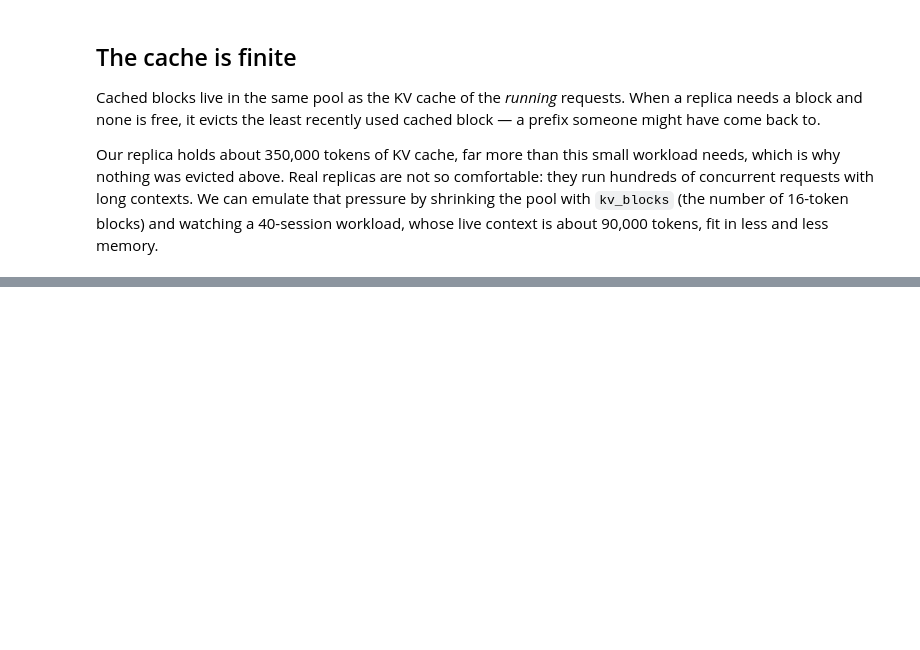
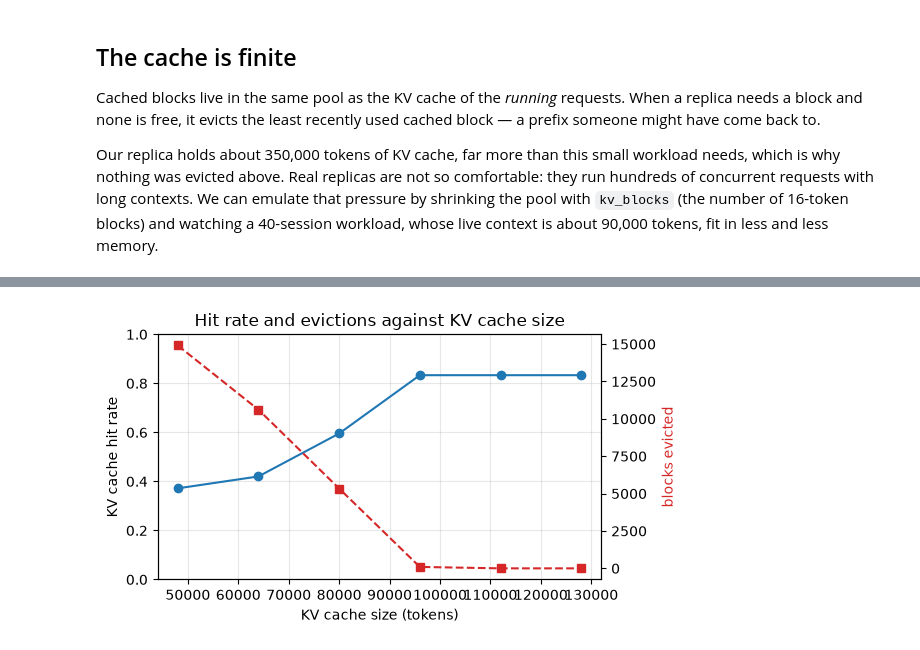
Before and after one commit to kwmaeng91/studying-llm-systems-without-gpus, a Jupyter notebook: docs/lectures/05-prefix-caching.ipynb, the cells around one changed output, grey strips where cells are left out. Cells and saved outputs as stored; diff of their text form; code cells hidden in the pictures; blank space fills up the shorter version.

```diff
--- a/docs/lectures/05-prefix-caching.ipynb
+++ b/docs/lectures/05-prefix-caching.ipynb
@@ -342,3 +477,19 @@ comfortable: they run hundreds of concurrent requests with long contexts. We can
 emulate that pressure by shrinking the pool with `kv_blocks` (the number of
 16-token blocks) and watching a 40-session workload, whose live context is about
 90,000 tokens, fit in less and less memory.
+# %%
+chat40, chat40_df = chat_trace(n_sessions=40, n_turns=6, think=10.0, name="chat40")
+
+def cache_row(r):
+    return {"KV cache hit rate": r.cache_hit_rate,
+            "evictions": int(r.cache.loc[0, "evictions"]),
+            **r.summary()[["TTFT p50 (ms)", "TTFT p99 (ms)"]]}
+
+# The first row is the same workload with prefix caching switched off, for reference.
+rows = {"no prefix cache": cache_row(run(chat40, chat40_df, qps=2.0, prefix_caching=False))}
+sizes = [3000, 4000, 5000, 6000, 7000, 8000]
+sweep_rows = [cache_row(run(chat40, chat40_df, qps=2.0, prefix_caching=True, kv_blocks=b))
+              for b in sizes]
+rows.update({f"{b * 16:,}": row for b, row in zip(sizes, sweep_rows)})
+cache_sweep = pd.DataFrame(sweep_rows, index=[b * 16 for b in sizes])
+pd.DataFrame(rows).T.rename_axis("KV cache size (tokens)").round(2)
@@ -344,0 +506,12 @@ emulate that pressure by shrinking the pool with `kv_blocks` (the number of
+# %%
+fig, ax = plt.subplots(figsize=(6, 3.4))
+ax.plot(cache_sweep.index, cache_sweep["KV cache hit rate"], "o-", color="C0")
+ax.set(xlabel="KV cache size (tokens)", ylabel="KV cache hit rate", ylim=(0, 1))
+ax2 = ax.twinx()
+ax2.plot(cache_sweep.index, cache_sweep["evictions"], "s--", color="C3")
+ax2.set_ylabel("blocks evicted", color="C3")
+ax2.grid(False)
+ax.set_title("Hit rate and evictions against KV cache size")
+fig.tight_layout()
+# %% [output]
+[figure, added]
```
Also changed, not shown: parts of 19 cells of this notebook, 8 other files.
